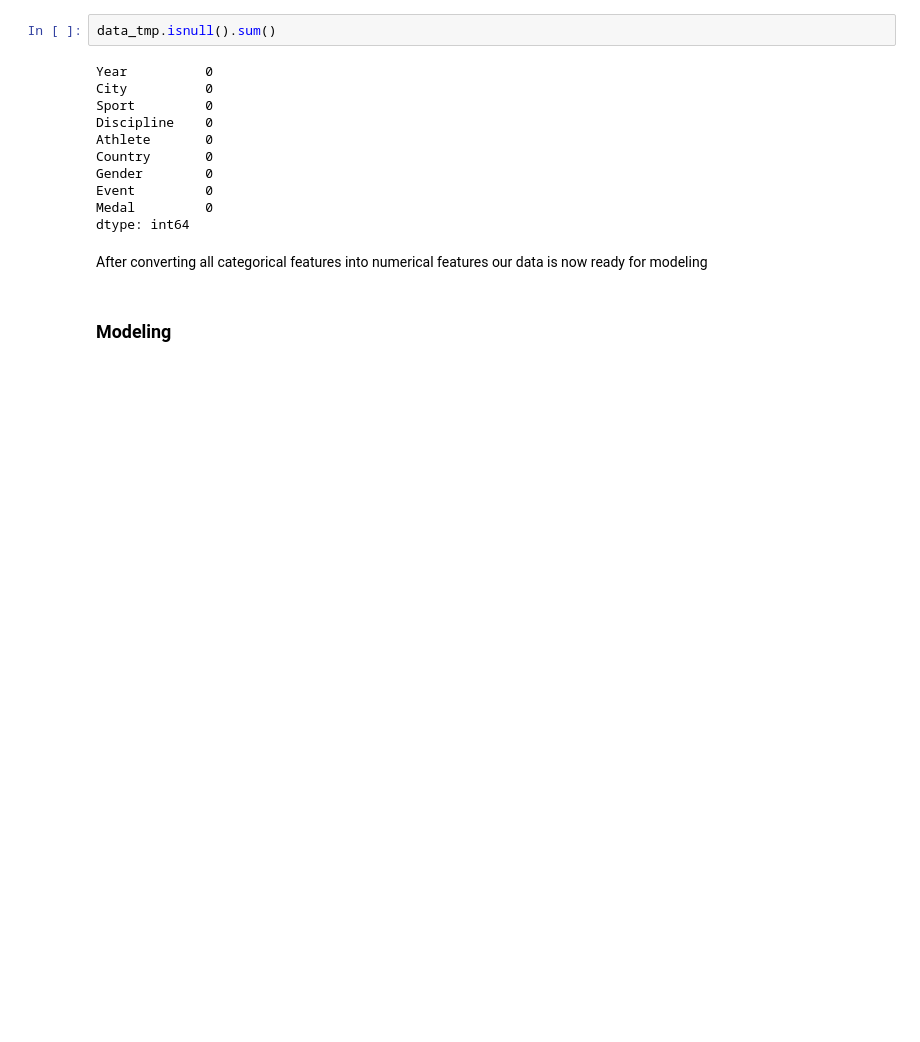
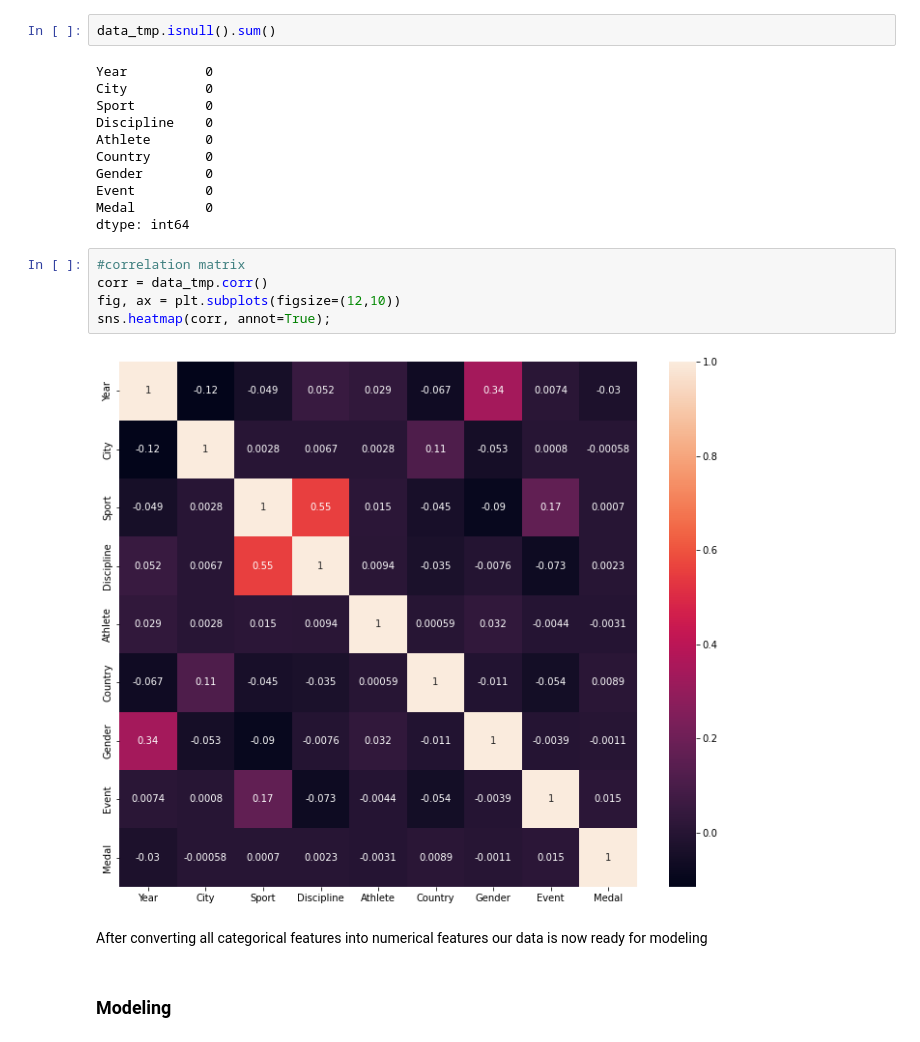
Before and after one commit to HDSC-21/olympic-game, a Jupyter notebook: Model/summer_olympics.ipynb, the cells around one changed output. Drawn from its saved outputs; the diff is of its cells as text; blank space fills up the shorter version.

```diff
--- a/Model/summer_olympics.ipynb
+++ b/Model/summer_olympics.ipynb
@@ -185,6 +185,13 @@ Gender        0
 Event         0
 Medal         0
 dtype: int64
+# %%
+#correlation matrix
+corr = data_tmp.corr()
+fig, ax = plt.subplots(figsize=(12,10))
+sns.heatmap(corr, annot=True);
+# %% [output]
+[figure, added]
 # %% [markdown]
 After converting all categorical features into numerical features our data is now ready for modeling
 # %% [markdown]
```
Also changed, not shown: parts of 66 cells of this notebook.
